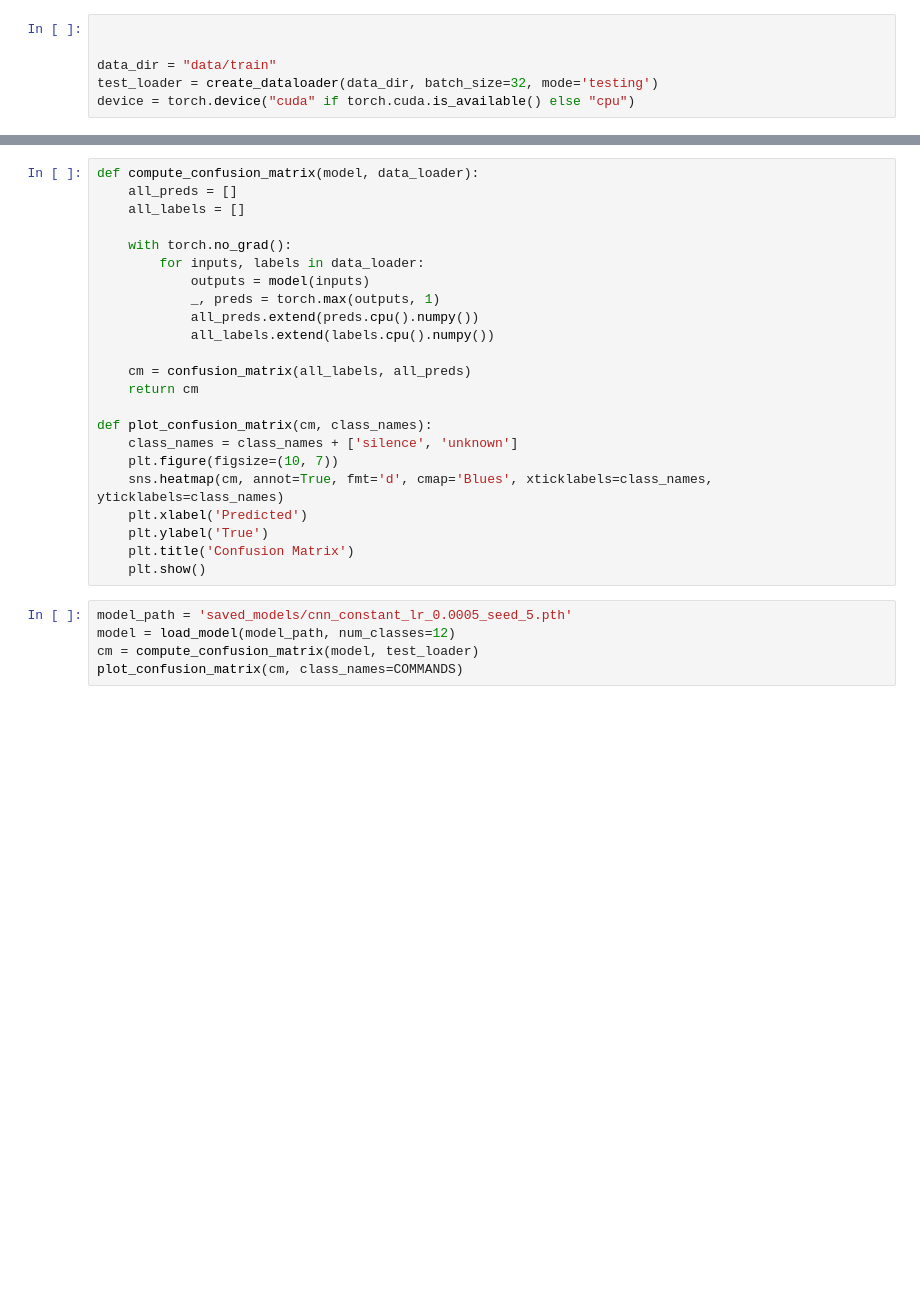
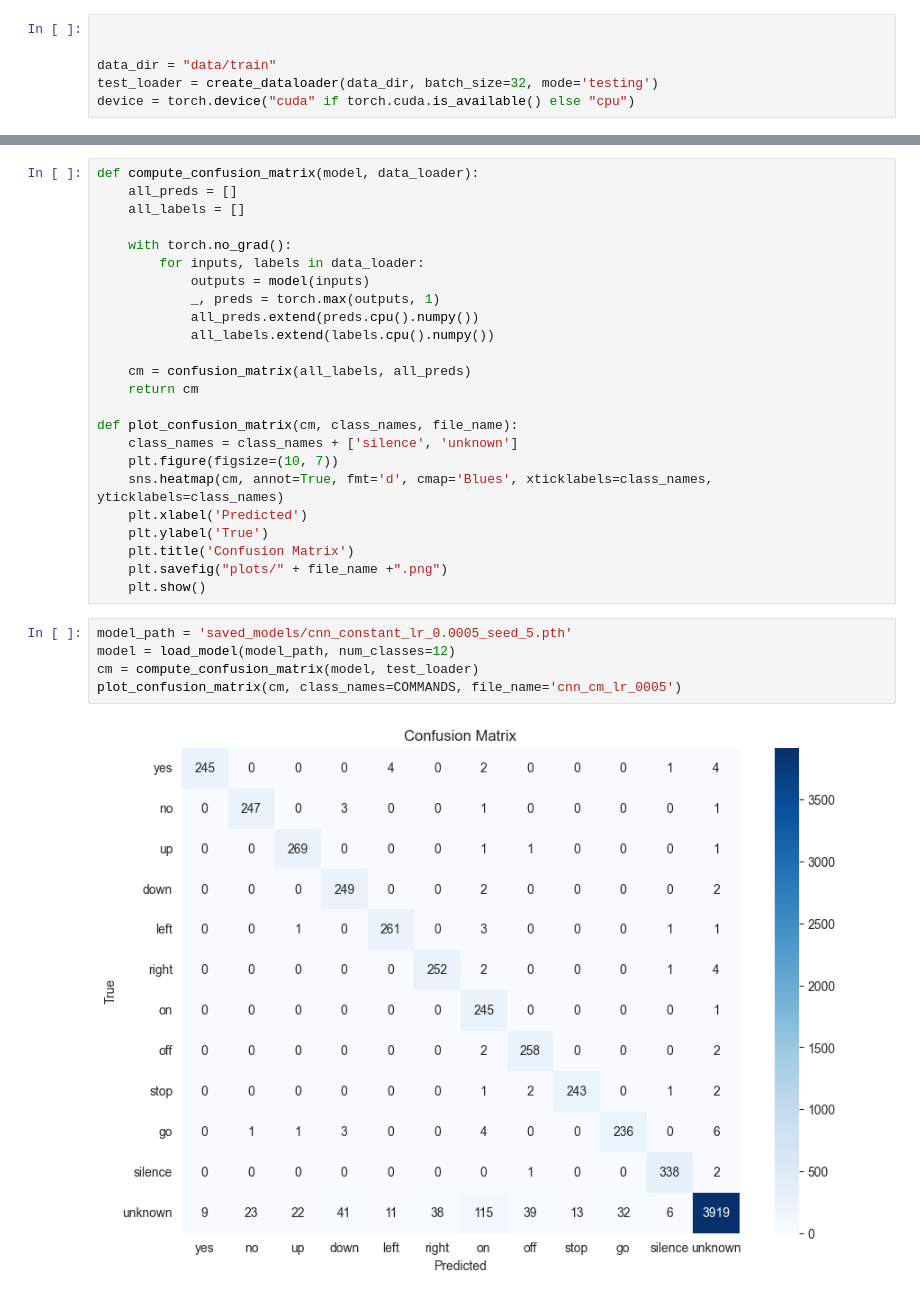
Before and after one commit to Mafarein/deep_learning_project2, a Jupyter notebook: model_experiments.ipynb, the cells around one changed output, grey strips where cells are left out. Cells and saved outputs as stored; diff of their text form; blank space fills up the shorter version.

```diff
--- a/model_experiments.ipynb
+++ b/model_experiments.ipynb
@@ -370,16 +344,19 @@ def compute_confusion_matrix(model, data_loader):
     cm = confusion_matrix(all_labels, all_preds)
     return cm
 
-def plot_confusion_matrix(cm, class_names):
+def plot_confusion_matrix(cm, class_names, file_name):
     class_names = class_names + ['silence', 'unknown']
     plt.figure(figsize=(10, 7))
     sns.heatmap(cm, annot=True, fmt='d', cmap='Blues', xticklabels=class_names, yticklabels=class_names)
     plt.xlabel('Predicted')
     plt.ylabel('True')
     plt.title('Confusion Matrix')
+    plt.savefig("plots/" + file_name +".png")
     plt.show()
 # %%
 model_path = 'saved_models/cnn_constant_lr_0.0005_seed_5.pth'
 model = load_model(model_path, num_classes=12)
 cm = compute_confusion_matrix(model, test_loader)
-plot_confusion_matrix(cm, class_names=COMMANDS)
+plot_confusion_matrix(cm, class_names=COMMANDS, file_name='cnn_cm_lr_0005')
+# %% [output]
+[figure, added]
```
Also changed, not shown: parts of 14 cells of this notebook, 2 other files.
